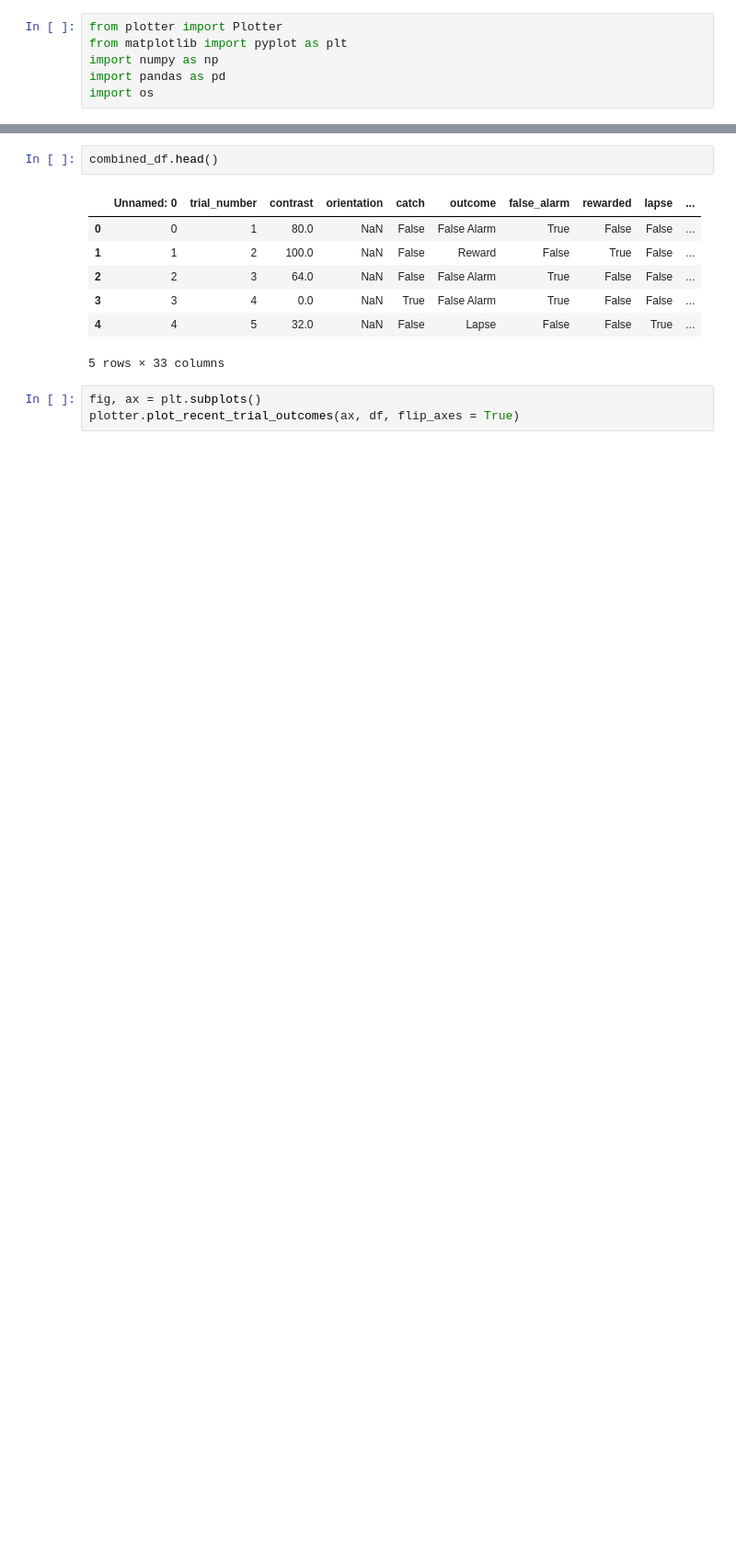
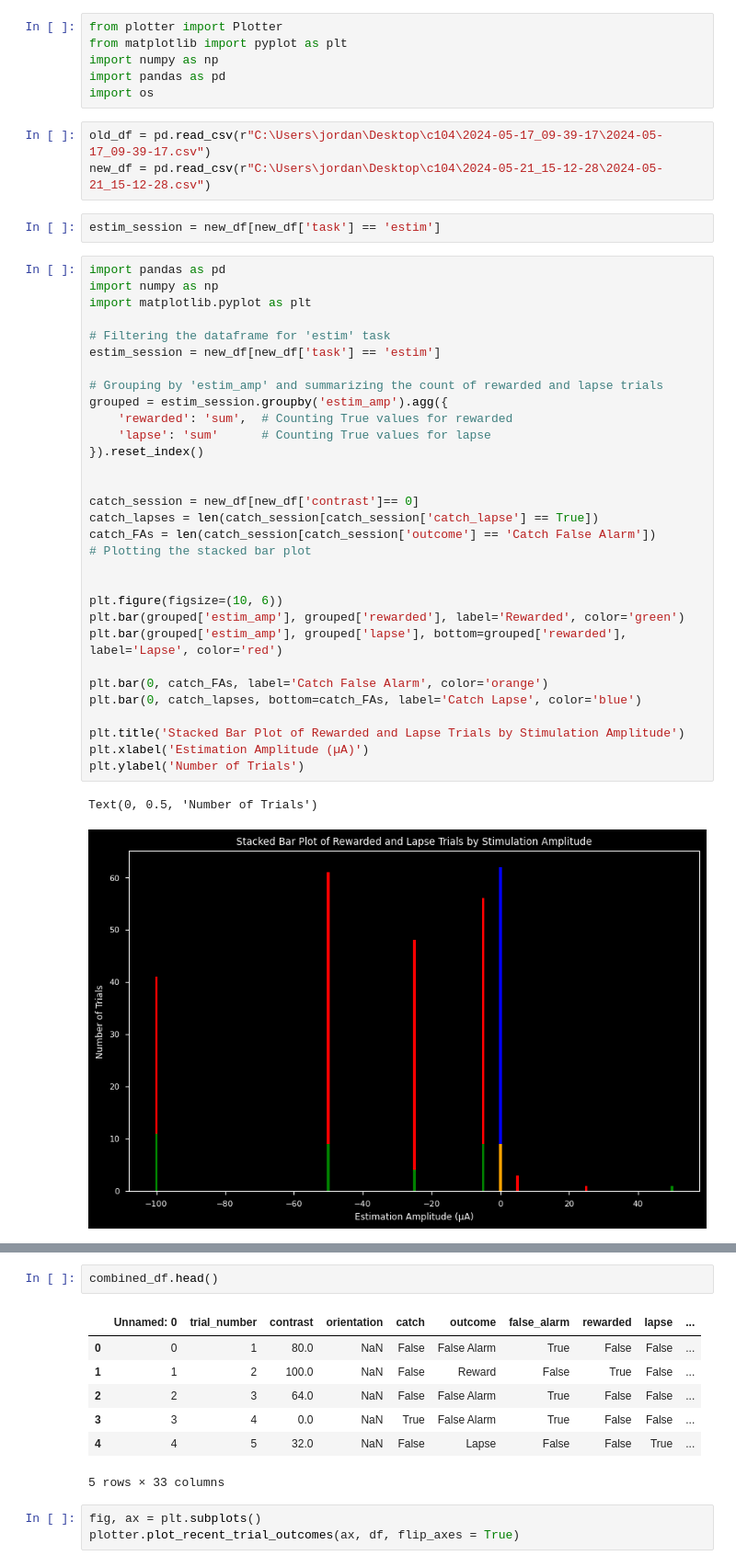
Before and after one commit to denmanlab/mouse_behavior, a Jupyter notebook: plotting_testing.ipynb, the cells around one changed output, grey strips where cells are left out. Shown at 92% size. Saved outputs shown, nothing was run; the diff lists cells and outputs as text; blank space fills up the shorter version.

Commit message:
added estim plot to update plot

```diff
--- a/plotting_testing.ipynb
+++ b/plotting_testing.ipynb
@@ -4,3 +4,42 @@ from matplotlib import pyplot as plt
 import numpy as np
 import pandas as pd
 import os
+# %%
+old_df = pd.read_csv(r"C:\Users\jordan\Desktop\c104\2024-05-17_09-39-17\2024-05-17_09-39-17.csv")
+new_df = pd.read_csv(r"C:\Users\jordan\Desktop\c104\2024-05-21_15-12-28\2024-05-21_15-12-28.csv")
+# %%
+estim_session = new_df[new_df['task'] == 'estim']
+# %%
+import pandas as pd
+import numpy as np
+import matplotlib.pyplot as plt
+
+# Filtering the dataframe for 'estim' task
+estim_session = new_df[new_df['task'] == 'estim']
+
+# Grouping by 'estim_amp' and summarizing the count of rewarded and lapse trials
+grouped = estim_session.groupby('estim_amp').agg({
+    'rewarded': 'sum',  # Counting True values for rewarded
+    'lapse': 'sum'      # Counting True values for lapse
+}).reset_index()
+
+
+catch_session = new_df[new_df['contrast']== 0]
+catch_lapses = len(catch_session[catch_session['catch_lapse'] == True])
+catch_FAs = len(catch_session[catch_session['outcome'] == 'Catch False Alarm'])
+# Plotting the stacked bar plot
+
+
+plt.figure(figsize=(10, 6))
+plt.bar(grouped['estim_amp'], grouped['rewarded'], label='Rewarded', color='green')
+plt.bar(grouped['estim_amp'], grouped['lapse'], bottom=grouped['rewarded'], label='Lapse', color='red')
+
+plt.bar(0, catch_FAs, label='Catch False Alarm', color='orange')
+plt.bar(0, catch_lapses, bottom=catch_FAs, label='Catch Lapse', color='blue')
+
+plt.title('Stacked Bar Plot of Rewarded and Lapse Trials by Stimulation Amplitude')
+plt.xlabel('Estimation Amplitude (µA)')
+plt.ylabel('Number of Trials')
+# %% [output]
+Text(0, 0.5, 'Number of Trials')
+[figure, added]
```
Also changed, not shown: parts of 27 cells of this notebook, 1 other file.
